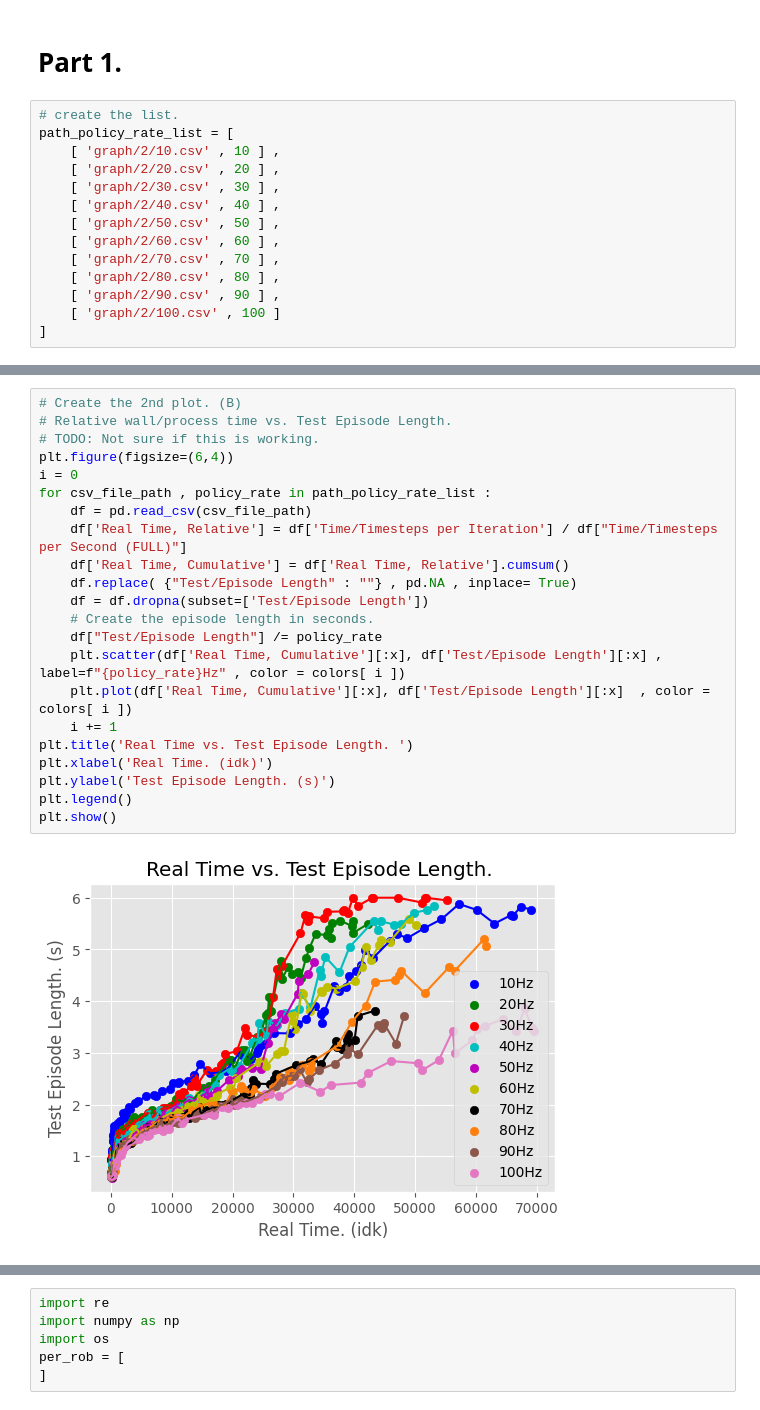
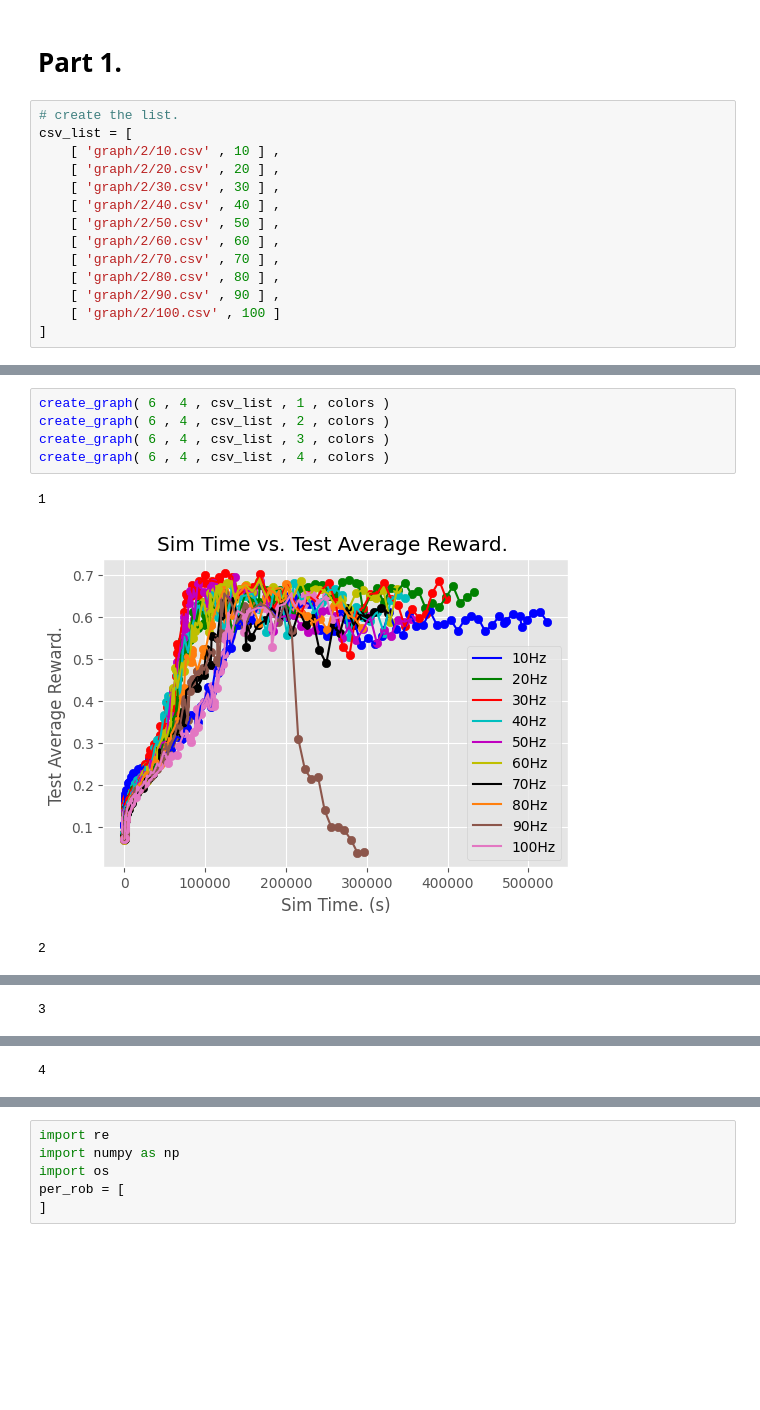
Before and after one commit to sandavranoregonstate/policy-rate, a Jupyter notebook: main.ipynb, the cells around one changed output, grey strips where cells are left out. Drawn from its saved outputs; the diff is of its cells as text; blank space fills up the shorter version.

```diff
--- a/main.ipynb
+++ b/main.ipynb
@@ -257,7 +187,7 @@ plt.show()
 # Part 1.
 # %%
 # create the list.
-path_policy_rate_list = [
+csv_list = [
     [ 'graph/2/10.csv' , 10 ] ,
     [ 'graph/2/20.csv' , 20 ] ,
     [ 'graph/2/30.csv' , 30 ] ,
@@ -346,24 +202,9 @@ plt.show()
-# %%
-# Create the 2nd plot. (B)
-# Relative wall/process time vs. Test Episode Length.
-# TODO: Not sure if this is working.
-plt.figure(figsize=(6,4))
-i = 0
-for csv_file_path , policy_rate in path_policy_rate_list :
-    df = pd.read_csv(csv_file_path)
-    df['Real Time, Relative'] = df['Time/Timesteps per Iteration'] / df["Time/Timesteps per Second (FULL)"]
-    df['Real Time, Cumulative'] = df['Real Time, Relative'].cumsum()
-    df.replace( {"Test/Episode Length" : ""} , pd.NA , inplace= True)
-    df = df.dropna(subset=['Test/Episode Length'])
-    # Create the episode length in seconds.
-    df["Test/Episode Length"] /= policy_rate
-    plt.scatter(df['Real Time, Cumulative'][:x], df['Test/Episode Length'][:x] , label=f"{policy_rate}Hz" , color = colors[ i ])
-    plt.plot(df['Real Time, Cumulative'][:x], df['Test/Episode Length'][:x]  , color = colors[ i ])
-    i += 1
-plt.title('Real Time vs. Test Episode Length. ')
-plt.xlabel('Real Time. (idk)')
-plt.ylabel('Test Episode Length. (s)')
-plt.legend()
-plt.show()
-# %% [output]
-[figure, removed]
+# %%
+create_graph( 6 , 4 , csv_list , 1 , colors )
+create_graph( 6 , 4 , csv_list , 2 , colors )
+create_graph( 6 , 4 , csv_list , 3 , colors )
+create_graph( 6 , 4 , csv_list , 4 , colors )
+# %% [output]
+1
+[figure, added]
+2
@@ -369,0 +212 @@ plt.show()
+3
@@ -369,0 +214 @@ plt.show()
+4
```
Also changed, not shown: parts of 36 cells of this notebook, 5 other files.
